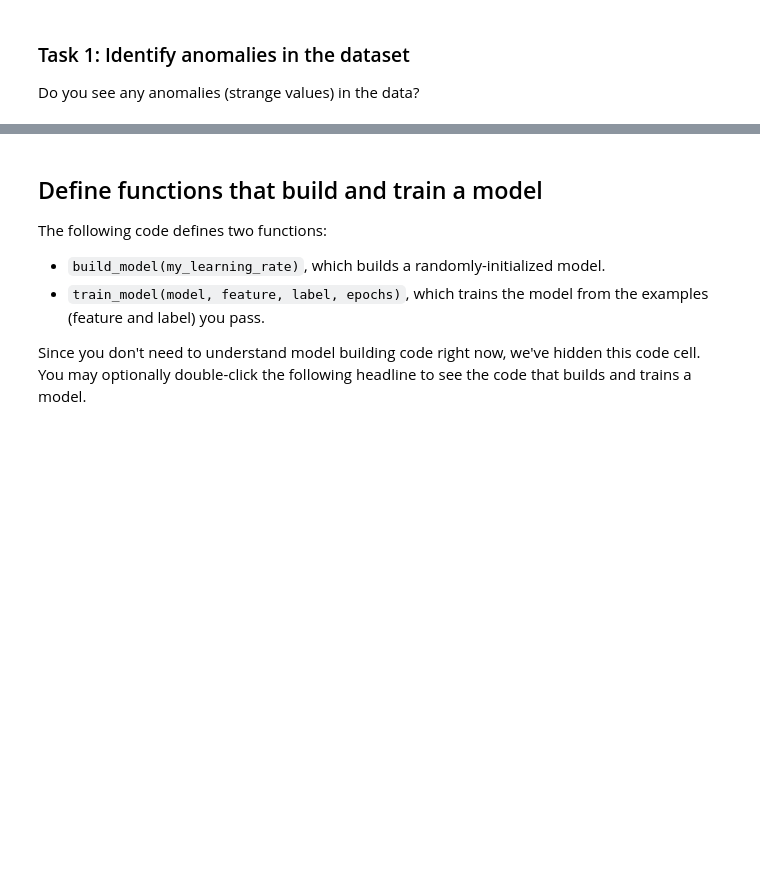
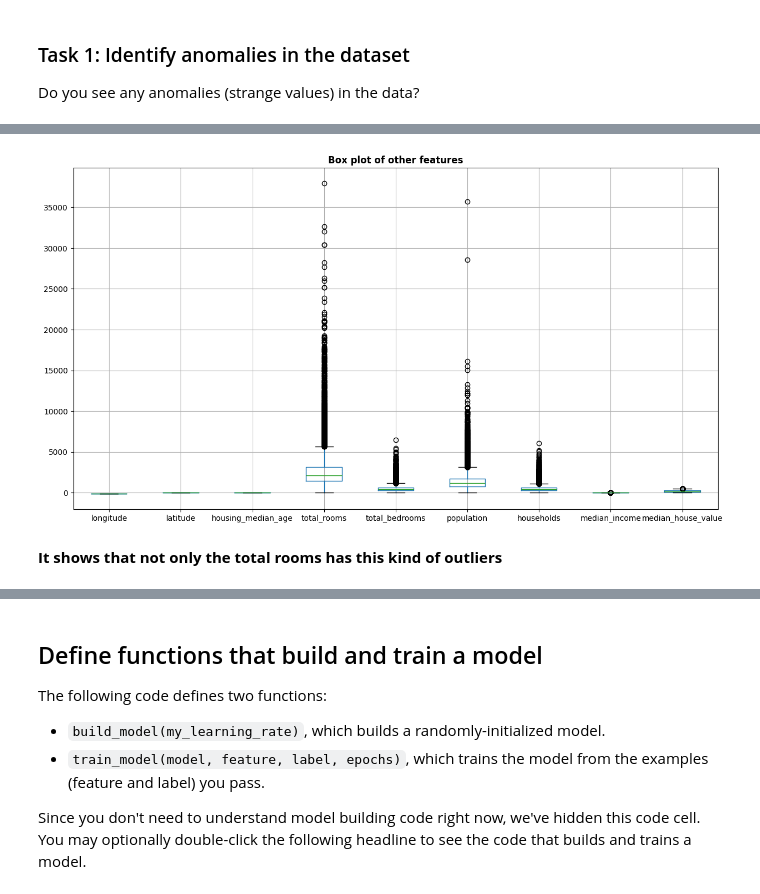
Before and after one commit to KurtGabrielAnduque/CPE-313, a Jupyter notebook: HOA_1_Using_Tensorflow_with_a_Real_Dataset_(with_solutions).ipynb, the cells around one changed output, grey strips where cells are left out. Drawn from its saved outputs; the diff is of its cells as text; code cells hidden in the pictures; blank space fills up the shorter version.

```diff
--- a/HOA_1_Using_Tensorflow_with_a_Real_Dataset_(with_solutions).ipynb
+++ b/HOA_1_Using_Tensorflow_with_a_Real_Dataset_(with_solutions).ipynb
@@ -128,0 +201,10 @@ Do you see any anomalies (strange values) in the data?
+# %%
+# what about other features
+
+training_df.boxplot(figsize=(15,8))
+plt.title('Box plot of other features', weight = 'bold')
+plt.show()
+# %% [output]
+[figure, added]
+# %% [markdown]
+<b> It shows that not only the total rooms has this kind of outliers
```
Also changed, not shown: parts of 47 cells of this notebook.
